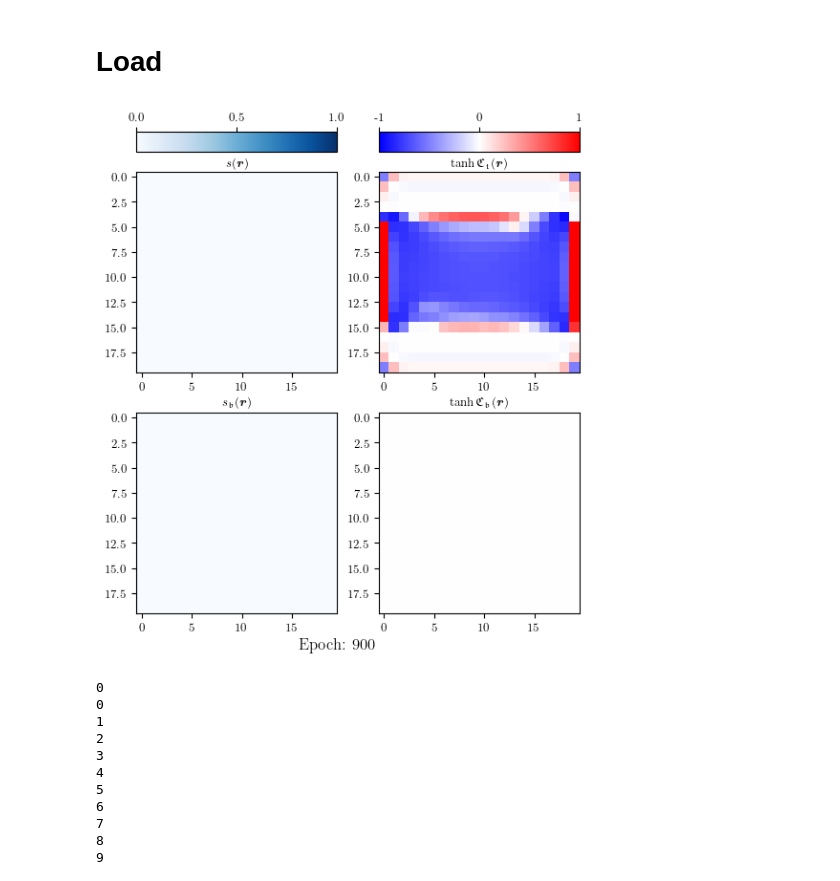
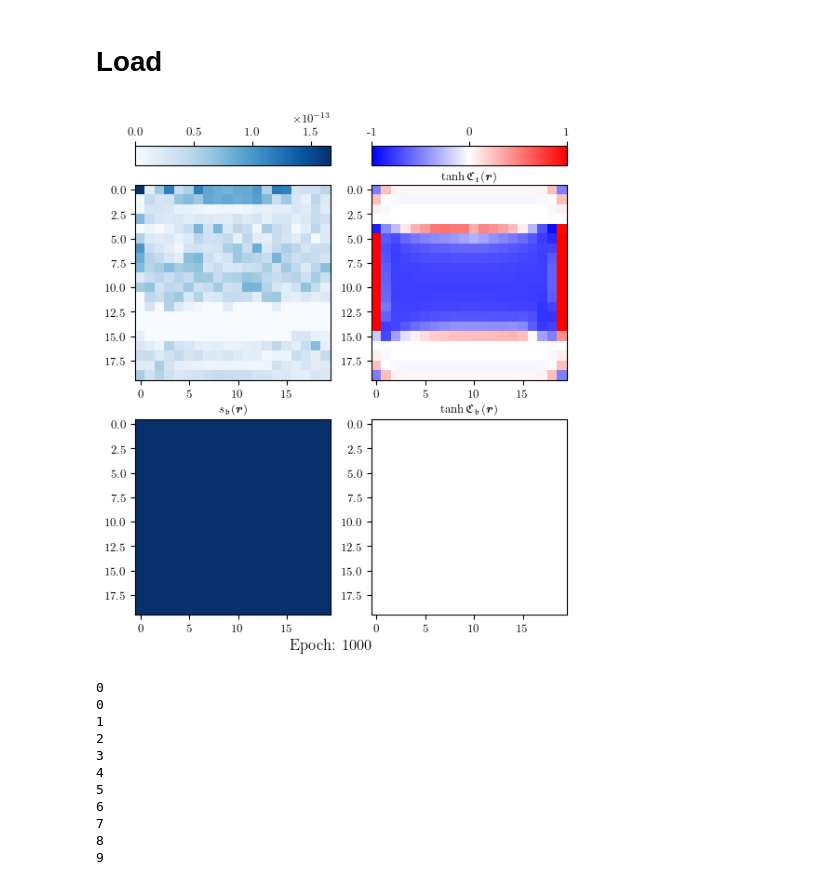
Before and after one commit to hainingpan/GTN, a Jupyter notebook: test_pytorch.ipynb, the cells around one changed output. Saved outputs shown, nothing was run; the diff lists cells and outputs as text; code cells hidden in the pictures.

```diff
--- a/test_pytorch.ipynb
+++ b/test_pytorch.ipynb
@@ -637,21 +400,21 @@ for idx in range(len(rs['EC'])):
     plot_EC(rs['EC'][idx],ax=ax,vmax=None)
 # %%
 fig,ax=plt.subplots(2,2,figsize=(6,6),)
-i=0
+i=1000
 
 epoch=ax[1,0].text(1,-0.18,f'Epoch: {i}',transform=ax[1,0].transAxes,ha='center',fontsize=12)
 ax_C=ax[:,1]
 im0,im1,cross0,cross1=plot_C_r(rs['C_r'][i][0],ax=ax_C,bottomcb=False,)
 
 ax_EC=ax[:,0]
-EC_im0,EC_im1,EC_cross0,EC_cross1,EC_cb0,EC_cb1=plot_EC(rs['EC'][i],ax=ax_EC,bottomcb=False,vmax=1)
+EC_im0,EC_im1,EC_cross0,EC_cross1,EC_cb0,EC_cb1=plot_EC(rs['EC'][i],ax=ax_EC,bottomcb=False,vmax=None)
 
 
 
 
 # fig.savefig('C_m_history.png')
 # %% [output]
-[figure, old version]
+[figure, new version]
 # %%
 vmax_dict={8:0.03,100:1e-2,140:1e-3,}
 # %%
```
Also changed, not shown: parts of 63 cells of this notebook.
